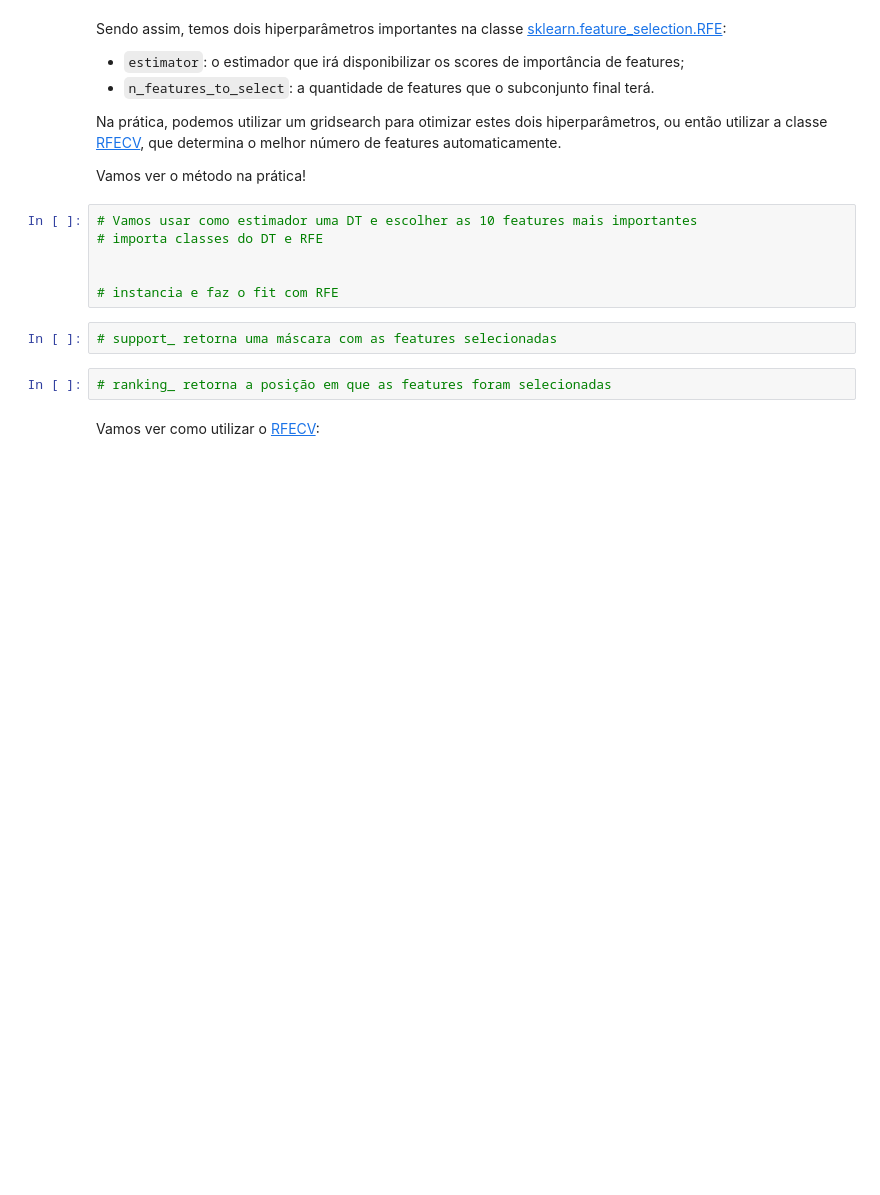
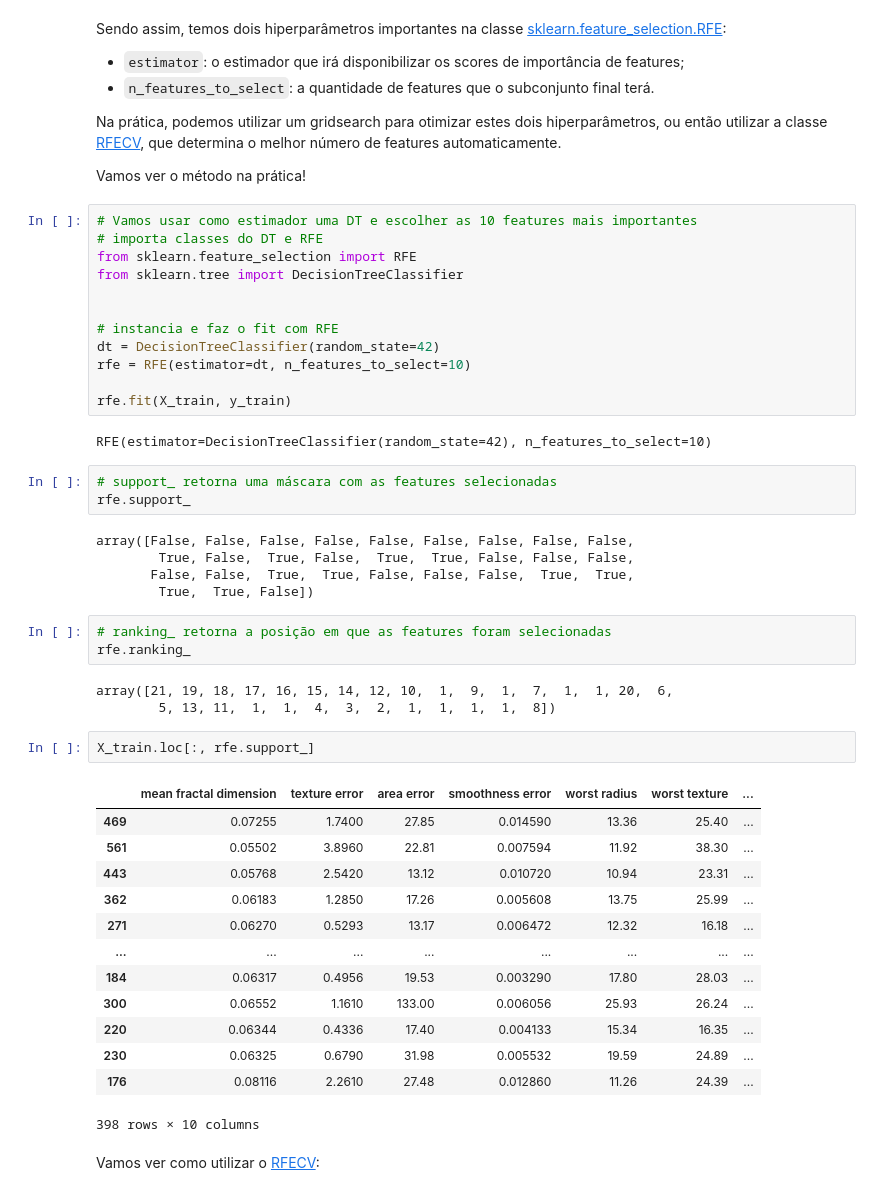
Before and after one commit to patriciacatandi/Lets_Code_DS_Degree_Alunos_ML, a Jupyter notebook: Módulo 11 - Machine Learning III/1 - Feature Selection/Feature selection Alunos.ipynb, the cells around one changed output. Saved outputs shown, nothing was run; the diff lists cells and outputs as text; blank space fills up the shorter version.

Commit message:
aula feature selection

```diff
--- a/Módulo 11 - Machine Learning III/1 - Feature Selection/Feature selection Alunos.ipynb
+++ b/Módulo 11 - Machine Learning III/1 - Feature Selection/Feature selection Alunos.ipynb
@@ -239,13 +369,47 @@ Vamos ver o método na prática!
 # %%
 # Vamos usar como estimador uma DT e escolher as 10 features mais importantes
 # importa classes do DT e RFE
+from sklearn.feature_selection import RFE
+from sklearn.tree import DecisionTreeClassifier
 
 
 # instancia e faz o fit com RFE
+dt = DecisionTreeClassifier(random_state=42)
+rfe = RFE(estimator=dt, n_features_to_select=10)
+
+rfe.fit(X_train, y_train)
+# %% [output]
+RFE(estimator=DecisionTreeClassifier(random_state=42), n_features_to_select=10)
 # %%
 # support_ retorna uma máscara com as features selecionadas
+rfe.support_
+# %% [output]
+array([False, False, False, False, False, False, False, False, False,
+        True, False,  True, False,  True,  True, False, False, False,
+       False, False,  True,  True, False, False, False,  True,  True,
+        True,  True, False])
 # %%
 # ranking_ retorna a posição em que as features foram selecionadas
+rfe.ranking_
+# %% [output]
+array([21, 19, 18, 17, 16, 15, 14, 12, 10,  1,  9,  1,  7,  1,  1, 20,  6,
+        5, 13, 11,  1,  1,  4,  3,  2,  1,  1,  1,  1,  8])
+# %%
+X_train.loc[:, rfe.support_]
+# %% [output]
+|  | mean fractal dimension | texture error | area error | smoothness error | worst radius | worst texture | ... |
+| 469 | 0.07255 | 1.7400 | 27.85 | 0.014590 | 13.36 | 25.40 | ... |
+| 561 | 0.05502 | 3.8960 | 22.81 | 0.007594 | 11.92 | 38.30 | ... |
+| 443 | 0.05768 | 2.5420 | 13.12 | 0.010720 | 10.94 | 23.31 | ... |
+| 362 | 0.06183 | 1.2850 | 17.26 | 0.005608 | 13.75 | 25.99 | ... |
+| 271 | 0.06270 | 0.5293 | 13.17 | 0.006472 | 12.32 | 16.18 | ... |
+| ... | ... | ... | ... | ... | ... | ... | ... |
+| 184 | 0.06317 | 0.4956 | 19.53 | 0.003290 | 17.80 | 28.03 | ... |
+| 300 | 0.06552 | 1.1610 | 133.00 | 0.006056 | 25.93 | 26.24 | ... |
+| 220 | 0.06344 | 0.4336 | 17.40 | 0.004133 | 15.34 | 16.35 | ... |
+| 230 | 0.06325 | 0.6790 | 31.98 | 0.005532 | 19.59 | 24.89 | ... |
+| 176 | 0.08116 | 2.2610 | 27.48 | 0.012860 | 11.26 | 24.39 | ... |
+398 rows × 10 columns
 # %% [markdown]
 Vamos ver como utilizar o [RFECV](https://scikit-learn.org/stable/modules/generated/sklearn.feature_selection.RFECV.html):
 # %%
```
Also changed, not shown: parts of 12 cells of this notebook.
